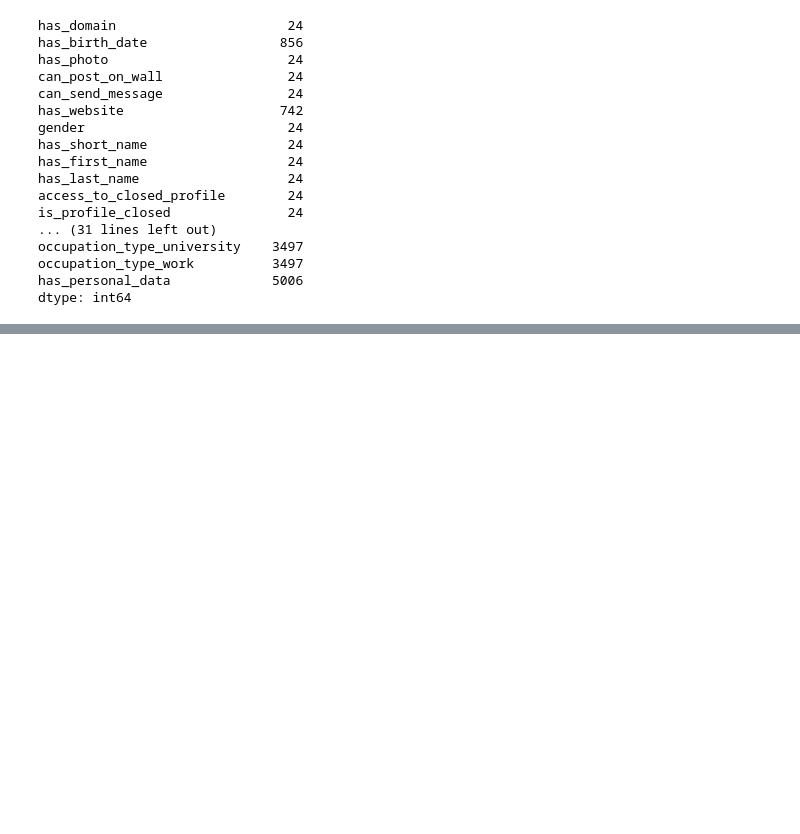
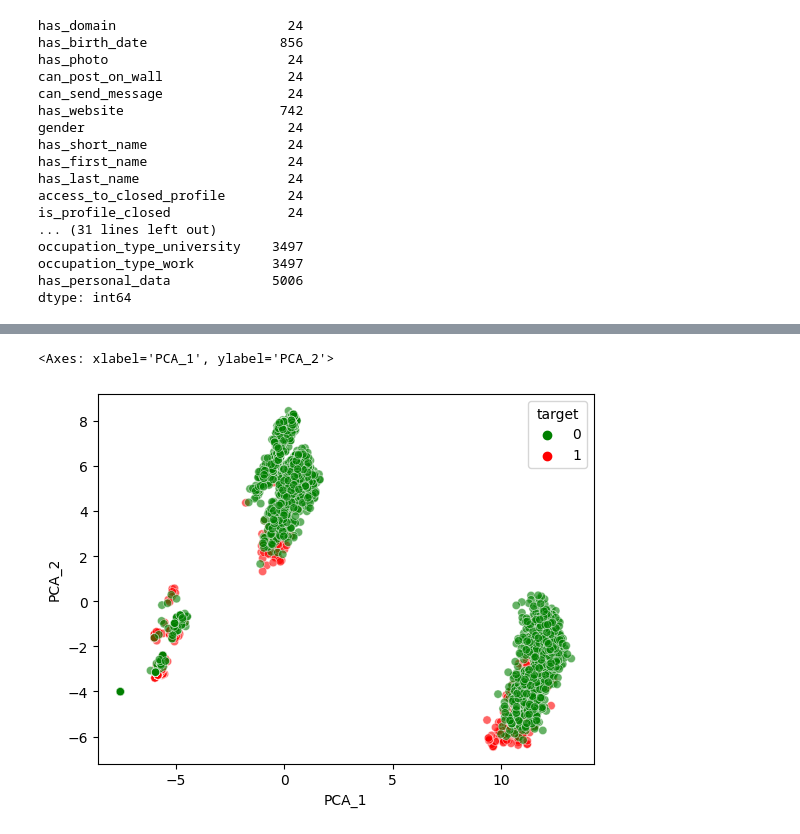
Before and after one commit to Foxtrot123-png/Kraggle, a Jupyter notebook: users-vs-bots-classification.ipynb, the cells around one changed output, grey strips where cells are left out. Drawn from its saved outputs; the diff is of its cells as text; code cells hidden in the pictures; blank space fills up the shorter version.

```diff
--- a/users-vs-bots-classification.ipynb
+++ b/users-vs-bots-classification.ipynb
@@ -178,0 +184,3 @@ df_encoded
+# %%
+df_encoded[df_encoded.columns] = StandardScaler().fit_transform(df_encoded)
+df_encoded.head()
@@ -178,0 +198,7 @@ df_encoded
+# %%
+from sklearn.decomposition import PCA
+
+#Just to visualize it properly we are doing PCA
+pca_2 = PCA(n_components=2)
+pca_2_result = pca_2.fit_transform(df_encoded)
+print((pca_2.explained_variance_ratio_))
@@ -178,0 +246,2 @@ df_encoded
+# %%
+new_dataset = pd.concat([target.reset_index(drop=True),pd.DataFrame(pca_2_result)],axis=1)
@@ -178,0 +264,12 @@ df_encoded
+# %%
+new_dataset.rename(columns={new_dataset.columns[-2]:'PCA_1',
+                           new_dataset.columns[-1]:'PCA_2'},inplace=True)
+# %%
+sns.scatterplot(x=new_dataset['PCA_1'],
+                y=new_dataset['PCA_2'],
+                hue=new_dataset['target'],
+                palette=['g', 'r'],
+               alpha =0.6)
+# %% [output]
+<Axes: xlabel='PCA_1', ylabel='PCA_2'>
+[figure, added]
```
Also changed, not shown: parts of 11 cells of this notebook.
